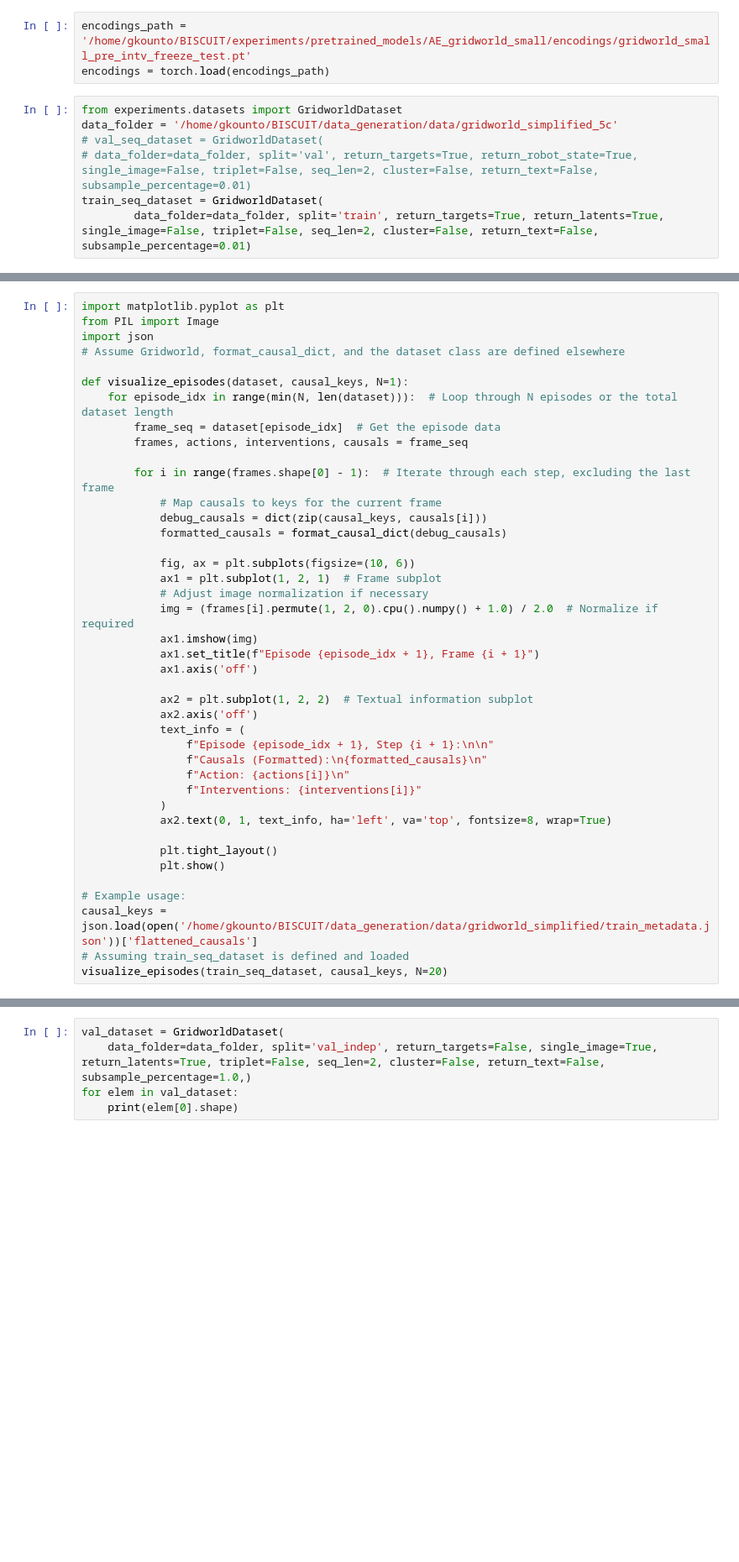
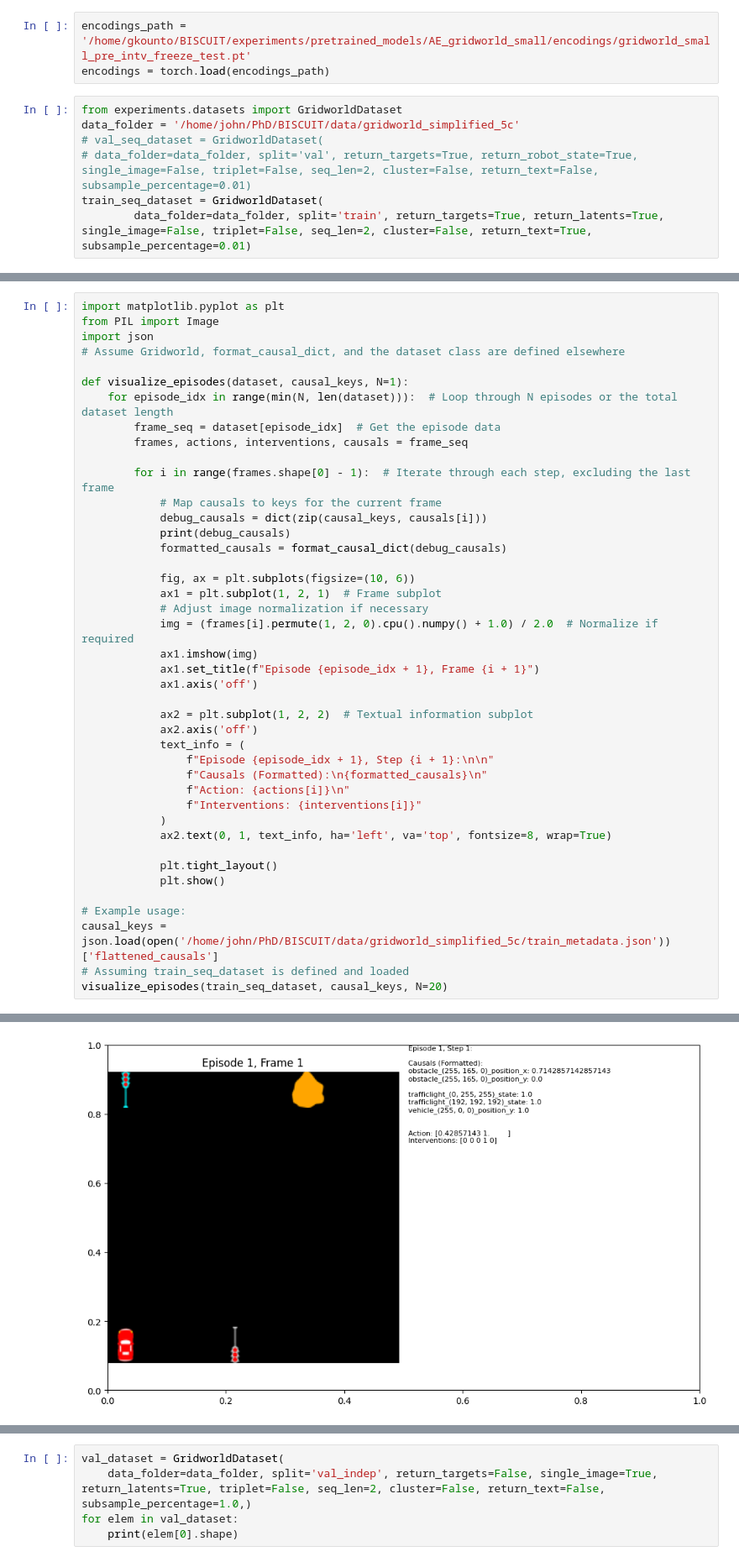
Before and after one commit to j0hngou/BISCUIT, a Jupyter notebook: manual_eval.ipynb, the cells around one changed output, grey strips where cells are left out. Shown at 84% size. Drawn from its saved outputs; the diff is of its cells as text; blank space fills up the shorter version.

```diff
--- a/manual_eval.ipynb
+++ b/manual_eval.ipynb
@@ -48,8 +41,8 @@ encodings_path = '/home/gkounto/BISCUIT/experiments/pretrained_models/AE_gridwor
 encodings = torch.load(encodings_path)
 # %%
 from experiments.datasets import GridworldDataset
-data_folder = '/home/gkounto/BISCUIT/data_generation/data/gridworld_simplified_5c'
+data_folder = '/home/john/PhD/BISCUIT/data/gridworld_simplified_5c'
 # val_seq_dataset = GridworldDataset(
 # data_folder=data_folder, split='val', return_targets=True, return_robot_state=True, single_image=False, triplet=False, seq_len=2, cluster=False, return_text=False, subsample_percentage=0.01)
 train_seq_dataset = GridworldDataset(
-        data_folder=data_folder, split='train', return_targets=True, return_latents=True, single_image=False, triplet=False, seq_len=2, cluster=False, return_text=False, subsample_percentage=0.01)
+        data_folder=data_folder, split='train', return_targets=True, return_latents=True, single_image=False, triplet=False, seq_len=2, cluster=False, return_text=True, subsample_percentage=0.01)
@@ -114,6 +141,7 @@ def visualize_episodes(dataset, causal_keys, N=1):
         for i in range(frames.shape[0] - 1):  # Iterate through each step, excluding the last frame
             # Map causals to keys for the current frame
             debug_causals = dict(zip(causal_keys, causals[i]))
+            print(debug_causals)
             formatted_causals = format_causal_dict(debug_causals)
 
             fig, ax = plt.subplots(figsize=(10, 6))
@@ -138,6 +166,7 @@ def visualize_episodes(dataset, causal_keys, N=1):
             plt.show()
 
 # Example usage:
-causal_keys = json.load(open('/home/gkounto/BISCUIT/data_generation/data/gridworld_simplified/train_metadata.json'))['flattened_causals']
+causal_keys = json.load(open('/home/john/PhD/BISCUIT/data/gridworld_simplified_5c/train_metadata.json'))['flattened_causals']
 # Assuming train_seq_dataset is defined and loaded
 visualize_episodes(train_seq_dataset, causal_keys, N=20)
+# %% [output]
@@ -143,0 +174 @@ visualize_episodes(train_seq_dataset, causal_keys, N=20)
+[figure, added]
```
Also changed, not shown: parts of 24 cells of this notebook.
